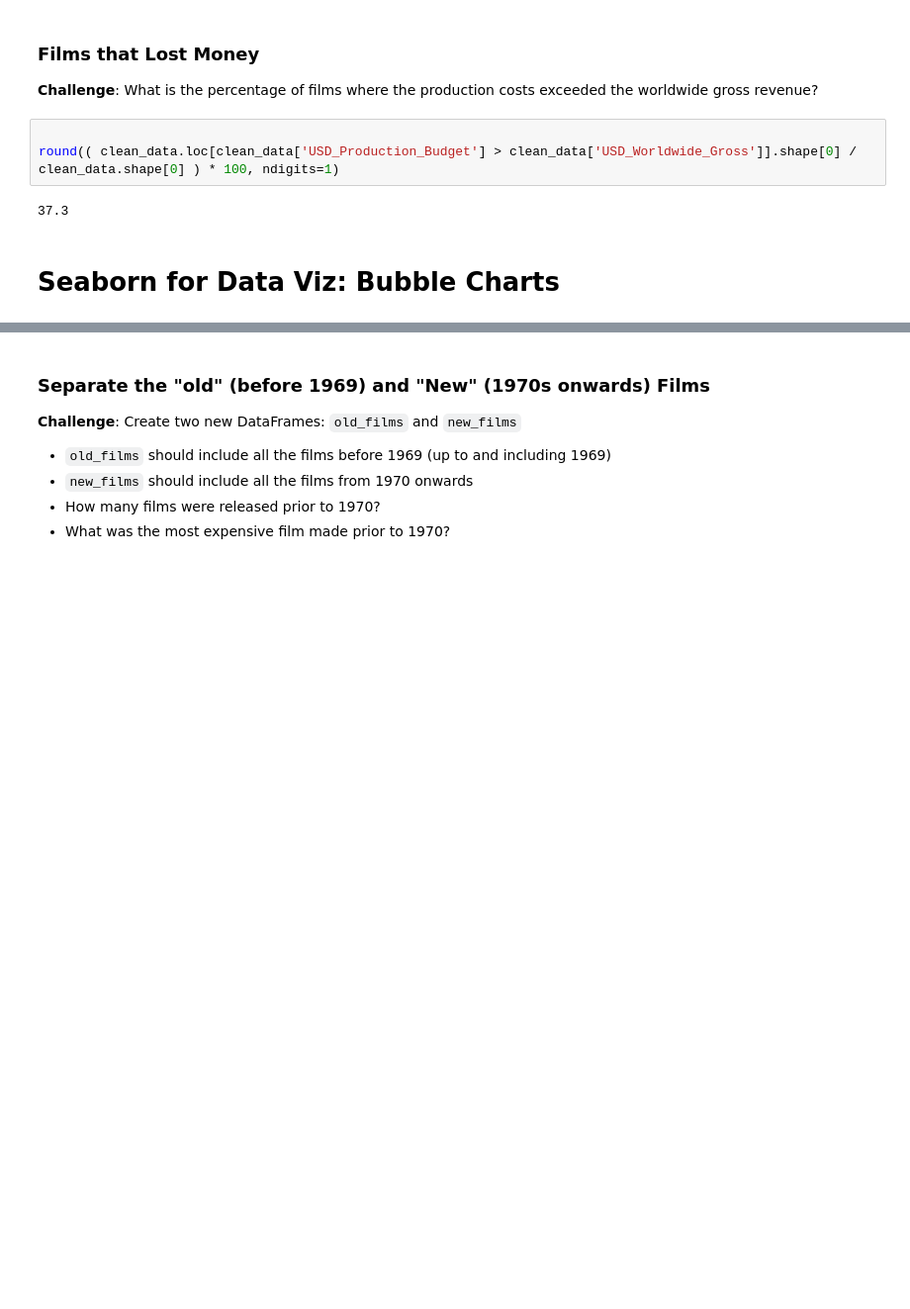
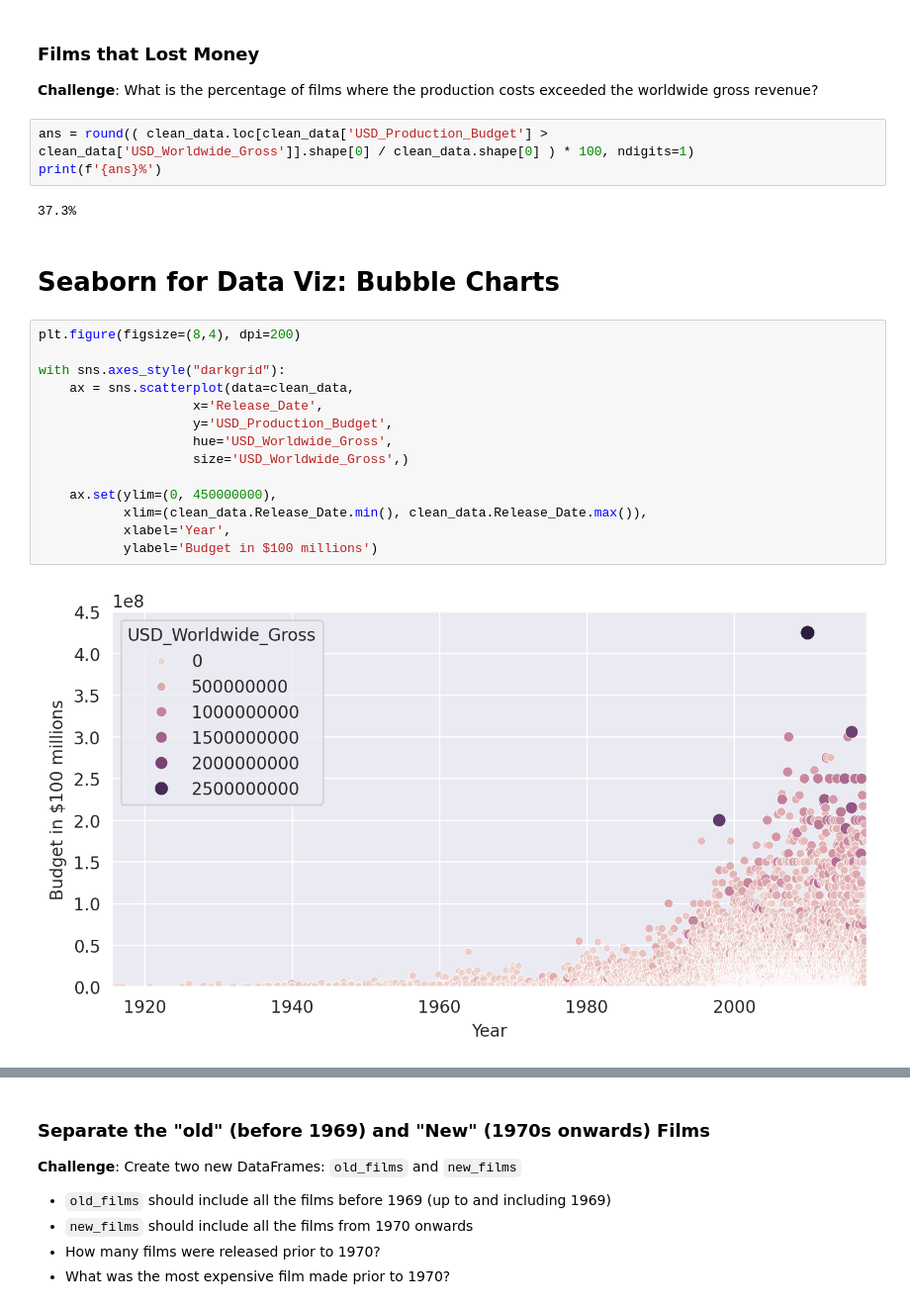
Before and after one commit to Jeff-Nibbs/seaborn-learn, a Jupyter notebook: Seaborn_and_Linear_Regression_(start).ipynb, the cells around one changed output, grey strips where cells are left out. Shown at 99% size. Drawn from its saved outputs; the diff is of its cells as text; blank space fills up the shorter version.

```diff
--- a/Seaborn_and_Linear_Regression_(start).ipynb
+++ b/Seaborn_and_Linear_Regression_(start).ipynb
@@ -238,12 +244,28 @@ clean_data.loc[clean_data['USD_Production_Budget'] > clean_data['USD_Worldwide_G
 **Challenge**:
 What is the percentage of films where the production costs exceeded the worldwide gross revenue?
 # %%
-
-round(( clean_data.loc[clean_data['USD_Production_Budget'] > clean_data['USD_Worldwide_Gross']].shape[0] / clean_data.shape[0] ) * 100, ndigits=1)
+ans = round(( clean_data.loc[clean_data['USD_Production_Budget'] > clean_data['USD_Worldwide_Gross']].shape[0] / clean_data.shape[0] ) * 100, ndigits=1)
+print(f'{ans}%')
 # %% [output]
-37.3
+37.3%
 # %% [markdown]
 # Seaborn for Data Viz: Bubble Charts
+# %%
+plt.figure(figsize=(8,4), dpi=200)
+
+with sns.axes_style("darkgrid"):
+    ax = sns.scatterplot(data=clean_data,
+                    x='Release_Date',
+                    y='USD_Production_Budget',
+                    hue='USD_Worldwide_Gross',
+                    size='USD_Worldwide_Gross',)
+
+    ax.set(ylim=(0, 450000000),
+           xlim=(clean_data.Release_Date.min(), clean_data.Release_Date.max()),
+           xlabel='Year',
+           ylabel='Budget in $100 millions')
+# %% [output]
+[figure, added]
 # %% [markdown]
 ### Plotting Movie Releases over Time
 
```
Also changed, not shown: parts of 8 cells of this notebook.
